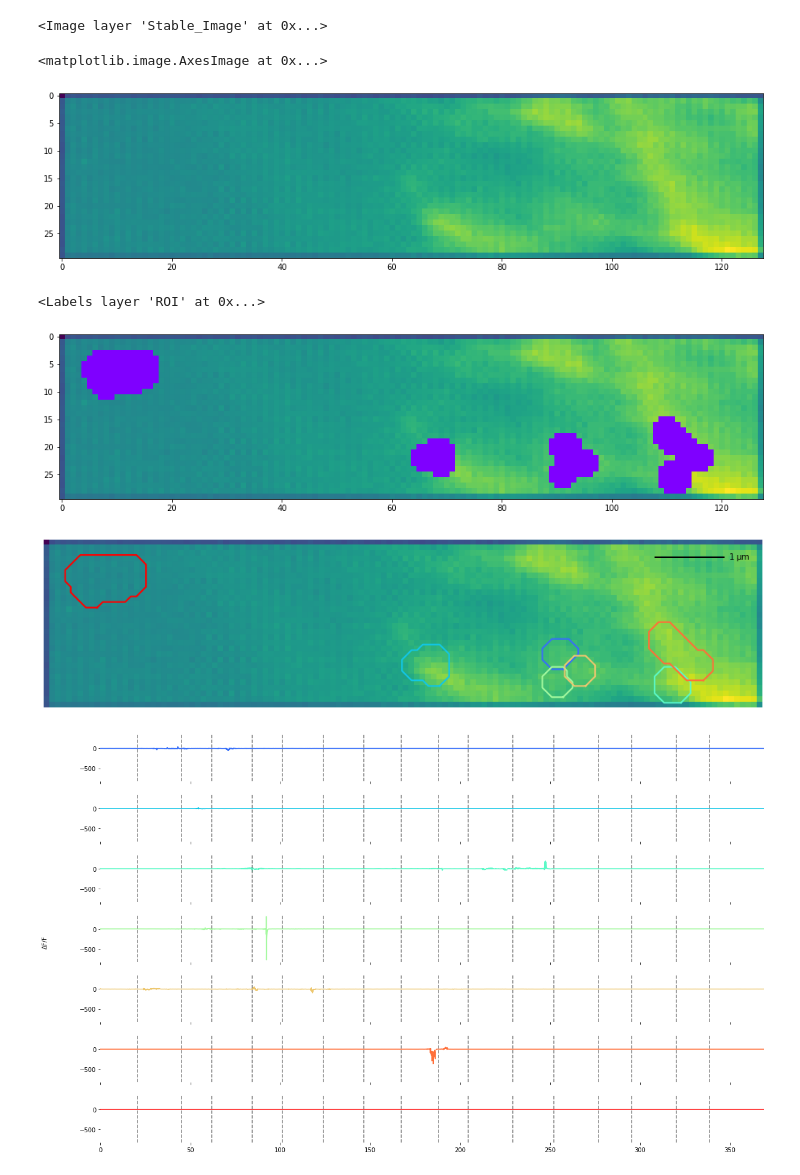
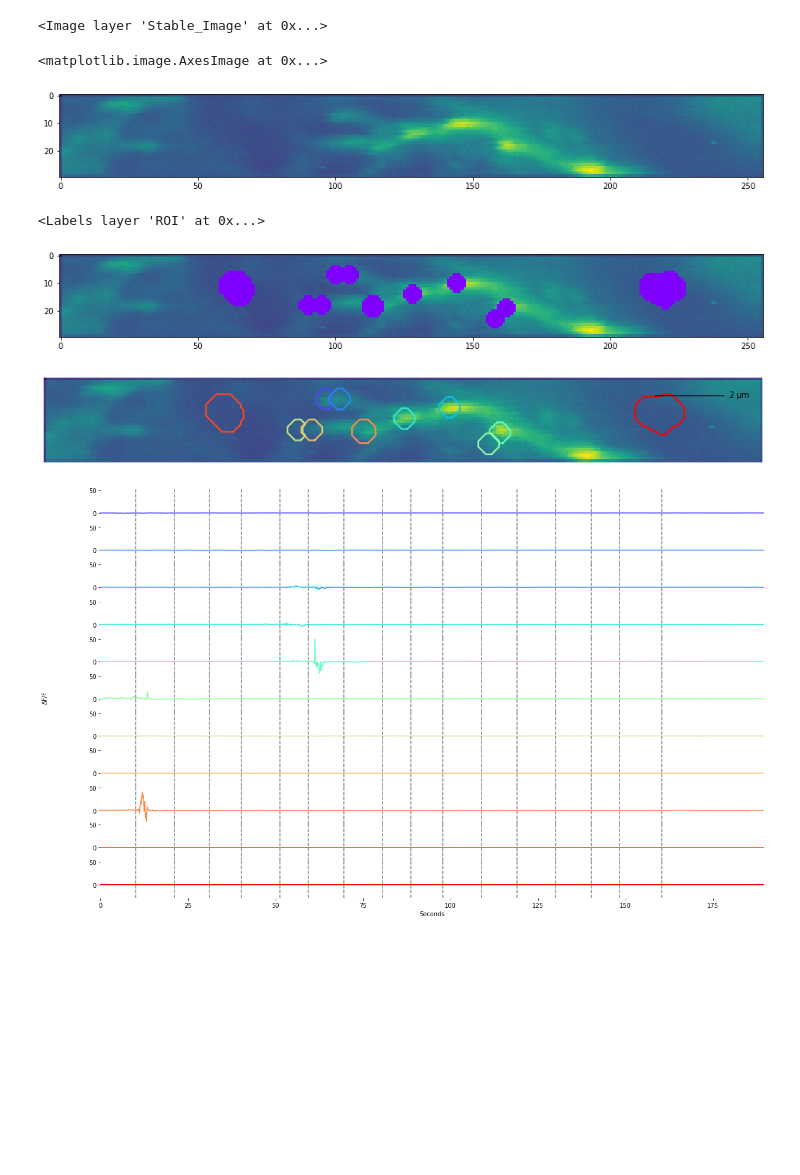
Before and after one commit to Peter-Hogg/GluSnFr-Notebook, a Jupyter notebook: GluSnFR3_Notebook.ipynb, the cells around one changed output. Cells and saved outputs as stored; diff of their text form; code cells hidden in the pictures; blank space fills up the shorter version.

Commit message:
Figure Clean Up!

```diff
--- a/GluSnFR3_Notebook.ipynb
+++ b/GluSnFR3_Notebook.ipynb
@@ -58,13 +57,13 @@ PX = .2
 
 
 # PATH TO MOIVE FILE
-FILE = '/mnt/5404b8a5-71b7-4464-9a1e-b40cd26fac58/Data_Drive/GluSnFr3_Project/GluSnfr3_210204/GPI/ROI_1/Clip3/Test1_22_11_HZ_00012.tif'
+FILE = '/mnt/5404b8a5-71b7-4464-9a1e-b40cd26fac58/Data_Drive/GluSnFr3_Project/GluSnfr3_210204/GPI/ROI3/clip6/Test1_22_11_HZ_00015.tif'
 
 # CSV FOR STIM TIME
-STIM_FILE = '/mnt/5404b8a5-71b7-4464-9a1e-b40cd26fac58/Data_Drive/GluSnFr3_Project/GluSnfr3_210204/GPI/ROI_1/Clip3/StimOutput02-04-2021 13-36.csv'
+STIM_FILE = '/mnt/5404b8a5-71b7-4464-9a1e-b40cd26fac58/Data_Drive/GluSnFr3_Project/GluSnfr3_210204/GPI/ROI3/clip6/StimOutput02-04-2021 14-04.csv'
 
 
-MOVIE = imread(FILE)
+MOVIE = tifffile.imread(FILE)
 
 if STIM_FILE is not None:
     STIM_LIST = returnStimList(STIM_FILE, HZ)
@@ -129,7 +128,7 @@ DENDRITE = np.std(stable, axis=0)
 plt.imshow(DENDRITE)
 # %% [output]
 <matplotlib.image.AxesImage at 0x...>
-[figure, old version]
+[figure, new version]
 # %%
 # PAINT THE ROI IN THE NAPARI WINDOW
 ROI = np.zeros(DENDRITE.shape)
@@ -148,7 +147,7 @@ for roi in ROI_LABLES:
         mask[mask!=roi] = np.nan
         plt.imshow(mask, cmap='rainbow')
 # %% [output]
-[figure, old version]
+[figure, new version]
 # %%
 # PLOTS DF/F OF ROI OVER STD PROJECTION OF THE SAMPLE MOVIE
 
@@ -166,35 +165,44 @@ scalebar = sb.ScaleBar(
     box_alpha=0,
     length_fraction=0.1,
     scale_loc="right",
     border_pad=1,
     pad=0.5,
 )
 ax1.add_artist(scalebar)
 
-fig, axs = plt.subplots((len(ROI_LABLES)-1), sharex=True,sharey=True)
+fig, axs = plt.subplots((len(ROI_LABLES)-1), sharex=True,sharey=True, )
 fig.tight_layout()
 fig.text(-0.05,0.5, "ΔF/F", ha="center", va="center", rotation=90)
 ax1.imshow(DENDRITE)
 for roi in ROI_LABLES:
     if roi > 0:
         mask = ROI.copy()
         mask[mask!=roi] = 0
         mask[mask!=0] = 1
+
+        # Return the average intensity value for the roi
         roi_trace = returnROITrace(stable, mask)
+        # Remove shot noise
+        roi_trace = pnf.okada(roi_trace)
+        # Calculate Df/F
         roi_trace = pnf.deltaFOverF0(roi_trace, HZ)
-        #roi_trace = pnf.nndSmooth(roi_trace, 22.12, .023 )
         contour = measure.find_contours(mask, .3)
         ax1.plot(contour[0][:, 1],contour[0][:, 0], linewidth=2, color=rainbow(roi/ROI_LABLES.max()))
         axs[int(roi)-1].plot(time,roi_trace, color=rainbow(roi/ROI_LABLES.max()))
         axs[int(roi)-1].set_xlim([0,np.max(time)])
-        #axs[int(roi)].set_ylim([-6,45])
         if STIM_FILE is not None:
             for stim in stim2plot:
                 axs[int(roi)-1].axvline(x=(stim/HZ), ls='--', color='grey')
         axs[int(roi)-1].spines['top'].set_visible(False)
         axs[int(roi)-1].spines['right'].set_visible(False)
         axs[int(roi)-1].spines['bottom'].set_visible(False)
         axs[int(roi)-1].spines['left'].set_visible(False)
+        if int(roi) == (len(ROI_LABLES)-1):
+            axs[int(roi)-1].set_xlabel('Seconds')
+        else:
+            axs[int(roi)-1].xaxis.set_ticks_position('none')
+
+plt.subplots_adjust(wspace=0, hspace=0)
 # %% [output]
-[figure, old version]
+[figure, new version]
-[figure, old version]
+[figure, new version]
```
Also changed, not shown: parts of 2 cells of this notebook.
